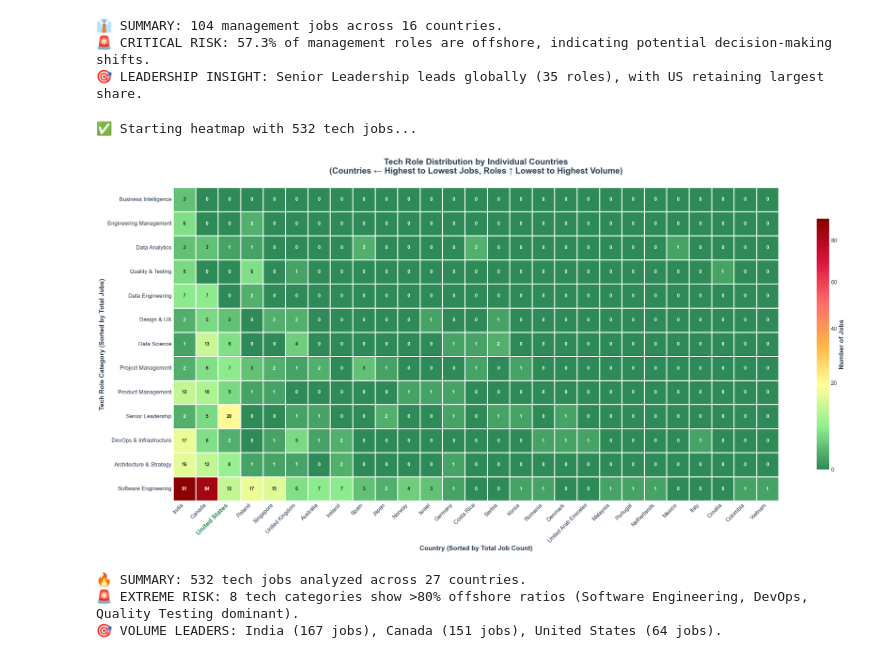
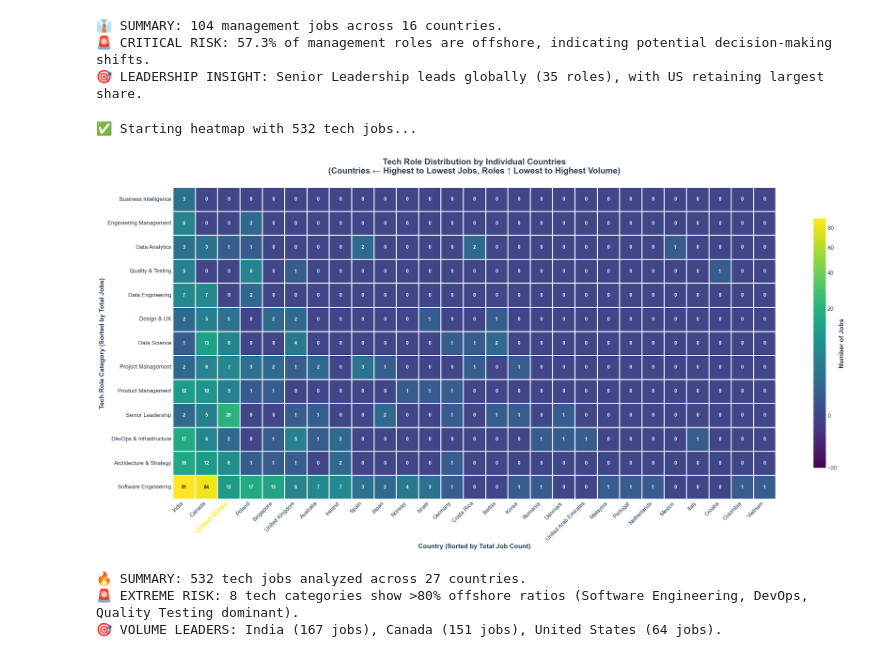
Before and after one commit to adfrisealach/workday-scraper, a Jupyter notebook: analysis/cursor_analysis.ipynb, the cells around one changed output. Saved outputs shown, nothing was run; the diff lists cells and outputs as text; code cells hidden in the pictures.

```diff
--- a/analysis/cursor_analysis.ipynb
+++ b/analysis/cursor_analysis.ipynb
@@ -2026,7 +2195,7 @@ def create_outsourcing_risk_heatmap(df):
     role_totals = heatmap_data_sorted.sum(axis=1).sort_values(ascending=True)
     heatmap_data_sorted = heatmap_data_sorted.loc[role_totals.index]
 
-    # Improved color scaling for better visual distinction
+    # Professional viridis colormap for better visual distinction
     import matplotlib.colors as mcolors
     import numpy as np
 
@@ -2034,19 +2203,24 @@ def create_outsourcing_risk_heatmap(df):
     max_value = heatmap_data_sorted.values.max()
     min_value = heatmap_data_sorted.values.min()
 
-    # Create custom colormap with better granularity
-    # Use a diverging colormap that emphasizes differences
-    colors = ['#2E8B57', '#90EE90', '#FFFF99', '#FFB347', '#FF6B6B', '#DC143C', '#8B0000']  # Green to Red gradient
-    n_bins = 100  # Create smooth gradients
-    custom_cmap = mcolors.LinearSegmentedColormap.from_list('custom', colors, N=n_bins)
+    # Use viridis with custom normalization optimized for lower values
+    import matplotlib.pyplot as plt
+    from matplotlib.colors import PowerNorm
+    import numpy as np
 
-    # Apply log normalization if there's a wide range of values to better show differences
-    if max_value > 10 * min_value and min_value > 0:
-        # Use log scale for better distribution when values vary widely
-        norm = mcolors.LogNorm(vmin=max(1, min_value), vmax=max_value)
+    # Create a custom colormap that gives much more color space to values < 30
+    viridis = plt.cm.get_cmap('viridis')
+
+    # For zero values, we want the darkest purple, then spread colors heavily toward lower values
+    if min_value == 0 and max_value > 0:
+        # Use power normalization with gamma < 1 to emphasize lower values
+        # This will spread colors much more in the 1-30 range
+        norm = PowerNorm(gamma=0.3, vmin=-0.5, vmax=max_value)
+        custom_cmap = viridis
     else:
-        # Use power normalization to emphasize mid-range differences
-        norm = mcolors.PowerNorm(gamma=0.7, vmin=min_value, vmax=max_value)
+        # Standard power normalization for non-zero data
+        norm = PowerNorm(gamma=0.3, vmin=min_value, vmax=max_value)
+        custom_cmap = viridis
 
     # Create the heatmap with enhanced color scaling
     plt.figure(figsize=(25, 12))
@@ -2077,11 +2251,11 @@ def create_outsourcing_risk_heatmap(df):
     ax = plt.gca()
     ax.set_xticklabels(heatmap_data_sorted.columns, rotation=45, ha='right', fontsize=12)
 
-    # Highlight United States label in bold and different color
+    # Highlight United States label with viridis-complementary color
     for i, label in enumerate(ax.get_xticklabels()):
         if 'United States' in label.get_text():
             label.set_fontweight('bold')
-            label.set_color('#2E8B57')  # Green color to make it stand out
+            label.set_color('#FDE725')  # Bright yellow from viridis palette
             label.set_fontsize(14)      # Slightly larger font
 
     plt.yticks(rotation=0, fontsize=12)
@@ -2089,34 +2263,34 @@ def create_outsourcing_risk_heatmap(df):
     plt.tight_layout()
     plt.show()
 
     # Concise summary
     total_tech_jobs = len(tech_jobs)
     extreme_risk_categories = []
 
     for category in heatmap_data_sorted.index:
         us_count = heatmap_data_sorted.loc[category, 'United States'] if 'United States' in heatmap_data_sorted.columns else 0
         canada_count = heatmap_data_sorted.loc[category, 'Canada'] if 'Canada' in heatmap_data_sorted.columns else 0
         india_count = heatmap_data_sorted.loc[category, 'India'] if 'India' in heatmap_data_sorted.columns else 0
         total_relevant = us_count + canada_count + india_count
 
         if total_relevant > 0:
             offshore_ratio = (canada_count + india_count) / total_relevant
             if offshore_ratio > 0.8:
                 extreme_risk_categories.append(category)
 
     print(f"\n🔥 SUMMARY: {total_tech_jobs} tech jobs analyzed across {len(heatmap_data_sorted.columns)} countries.")
     print(f"🚨 EXTREME RISK: {len(extreme_risk_categories)} tech categories show >80% offshore ratios (Software Engineering, DevOps, Quality Testing dominant).")
 
     # Show top 3 countries by volume for context
     top_countries = country_totals.head(3)
     top_countries_str = ", ".join([f"{country} ({count} jobs)" for country, count in top_countries.items()])
     print(f"🎯 VOLUME LEADERS: {top_countries_str}.")
 
 # Execute the heatmap
 create_outsourcing_risk_heatmap(df)
 # %% [output]
 ✅ Starting heatmap with 532 tech jobs...
-[figure, old version]
+[figure, new version]
 🔥 SUMMARY: 532 tech jobs analyzed across 27 countries.
 🚨 EXTREME RISK: 8 tech categories show >80% offshore ratios (Software Engineering, DevOps, Quality Testing dominant).
 🎯 VOLUME LEADERS: India (167 jobs), Canada (151 jobs), United States (64 jobs).
```
Also changed, not shown: parts of 3 cells of this notebook, 5 other files.
